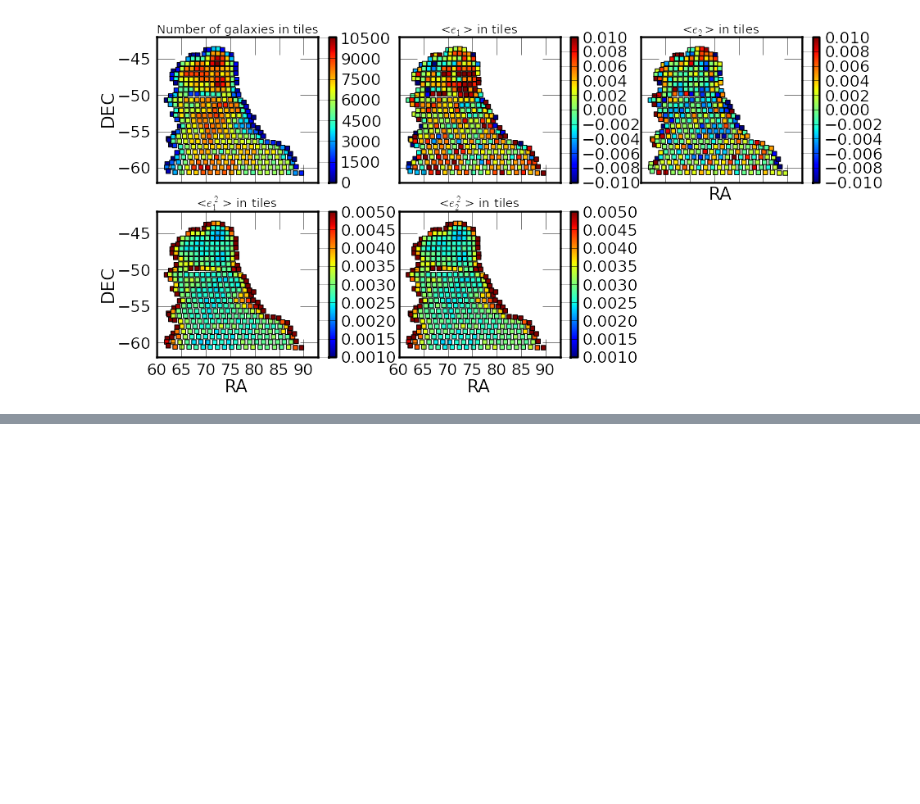
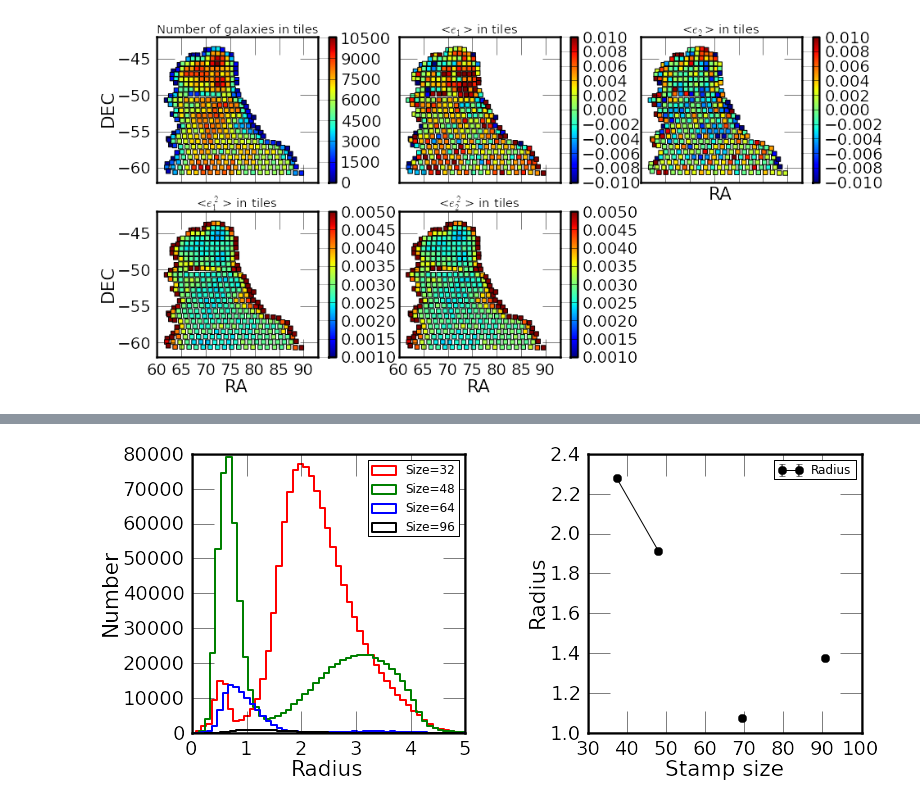
Before and after one commit to vvinuv/ipynb, a Jupyter notebook: im3shape_v6.ipynb, the cells around one changed output, grey strips where cells are left out. Saved outputs shown, nothing was run; the diff lists cells and outputs as text; code cells hidden in the pictures; blank space fills up the shorter version.

```diff
--- a/im3shape_v6.ipynb
+++ b/im3shape_v6.ipynb
@@ -112,0 +137,5 @@ bas.plot_tiles('tiles_info_spte.npz')
+# %%
+reload(bas)
+bas.plot_stampsize_radius(iim3[spte]['STAMP_SIZE'],  iim3[spte]['radius'])
+# %% [output]
+[figure, added]
```
Also changed, not shown: parts of 7 cells of this notebook.
